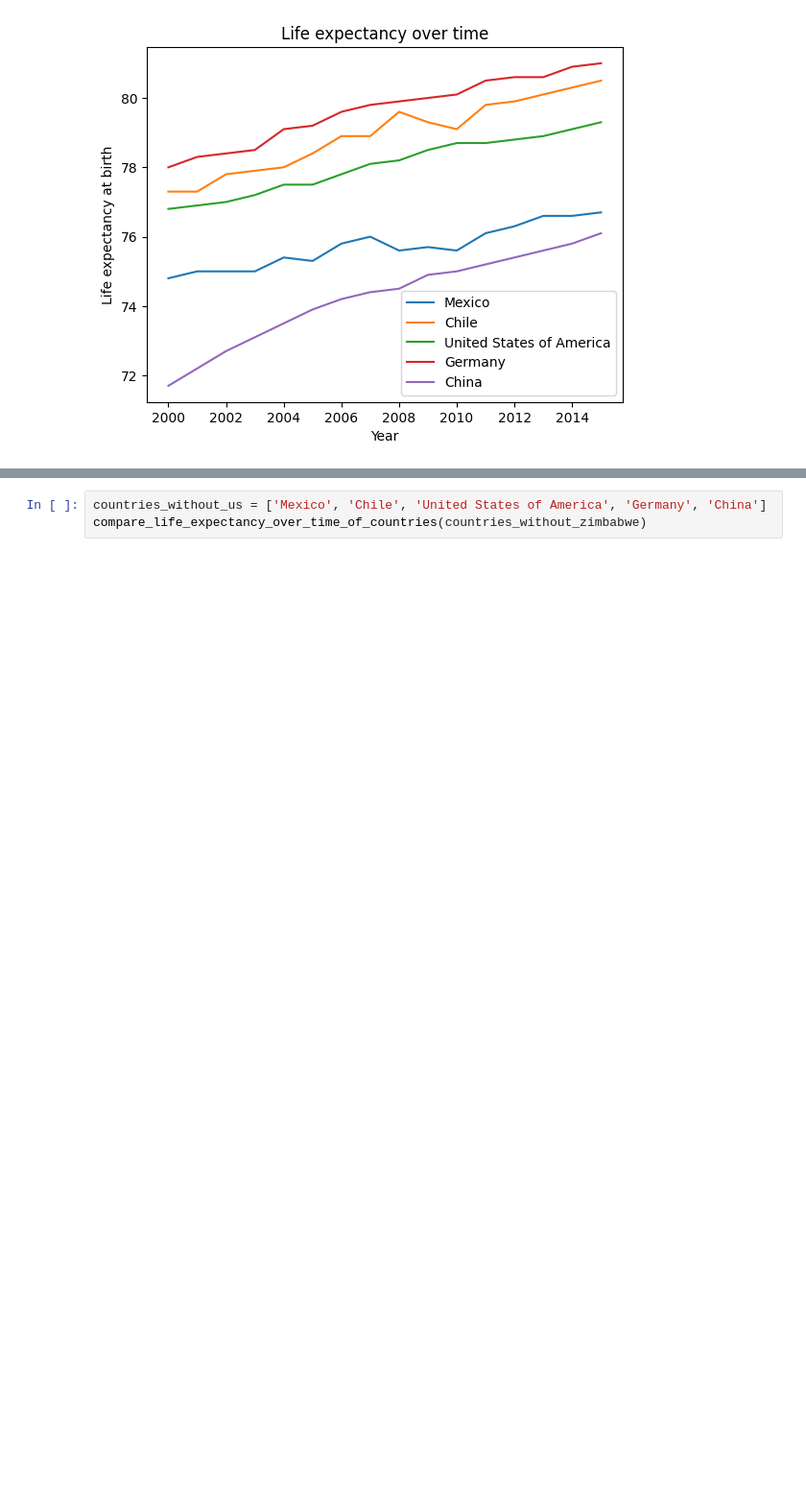
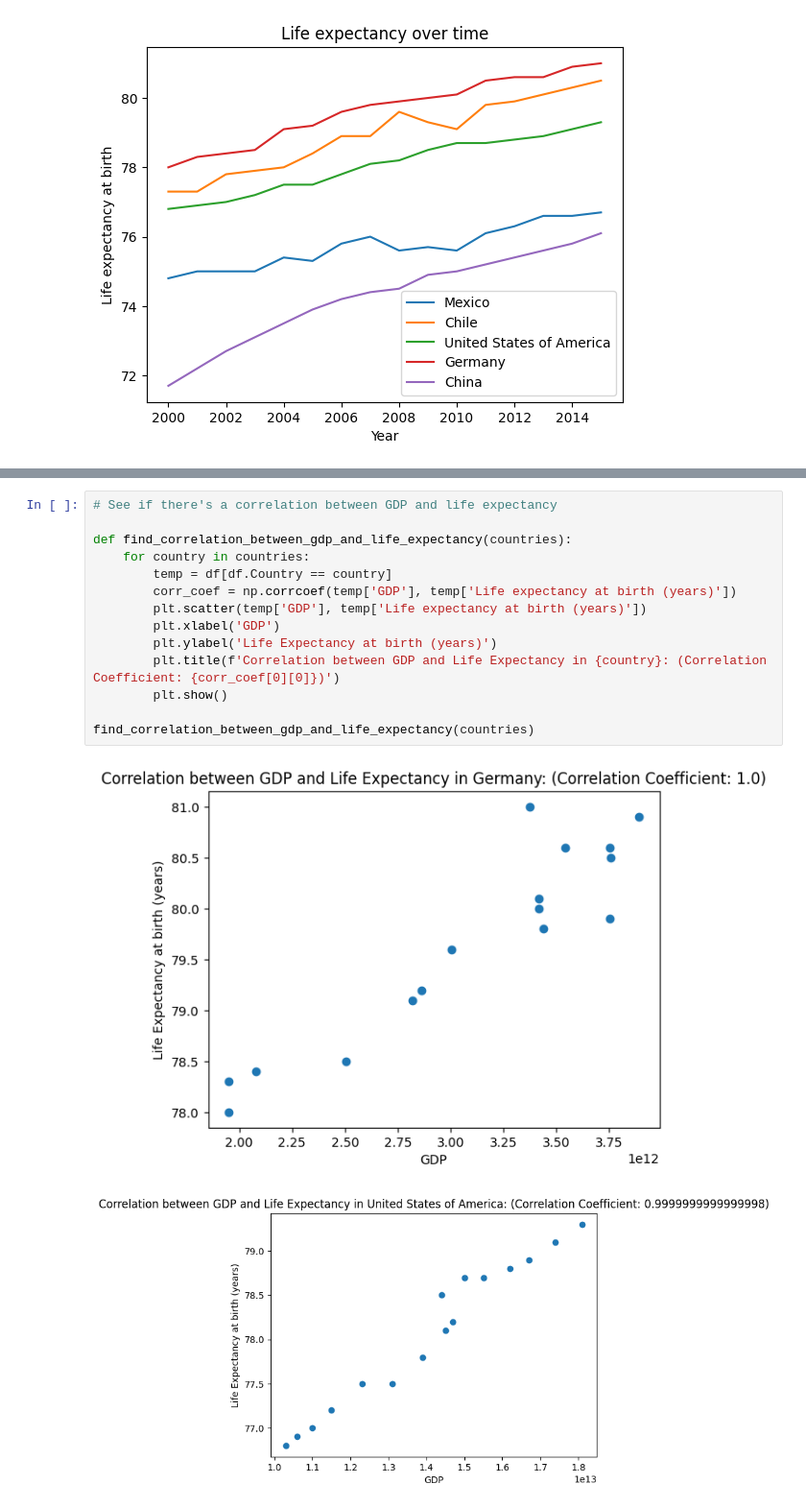
Before and after one commit to jakobhes/life-expectancy-and-gdp, a Jupyter notebook: life_expectancy_gdp.ipynb, the cells around one changed output, grey strips where cells are left out. Shown at 96% size. Saved outputs shown, nothing was run; the diff lists cells and outputs as text; blank space fills up the shorter version.

Commit message:
correlation between GDP and life expectancy for each country

```diff
--- a/life_expectancy_gdp.ipynb
+++ b/life_expectancy_gdp.ipynb
@@ -89,6 +92,20 @@ show_gdp_for_each_country(countries)
 [figure]
 [figure]
 [figure]
-# %%
-countries_without_us = ['Mexico', 'Chile', 'United States of America', 'Germany', 'China']
-compare_life_expectancy_over_time_of_countries(countries_without_zimbabwe)
+# %%
+# See if there's a correlation between GDP and life expectancy
+
+def find_correlation_between_gdp_and_life_expectancy(countries):
+    for country in countries:
+        temp = df[df.Country == country]
+        corr_coef = np.corrcoef(temp['GDP'], temp['Life expectancy at birth (years)'])
+        plt.scatter(temp['GDP'], temp['Life expectancy at birth (years)'])
+        plt.xlabel('GDP')
+        plt.ylabel('Life Expectancy at birth (years)')
+        plt.title(f'Correlation between GDP and Life Expectancy in {country}: (Correlation Coefficient: {corr_coef[0][0]})')
+        plt.show()
+
+find_correlation_between_gdp_and_life_expectancy(countries)
+# %% [output]
+[figure, added]
+[figure, added]
```
Also changed, not shown: parts of 3 cells of this notebook.
